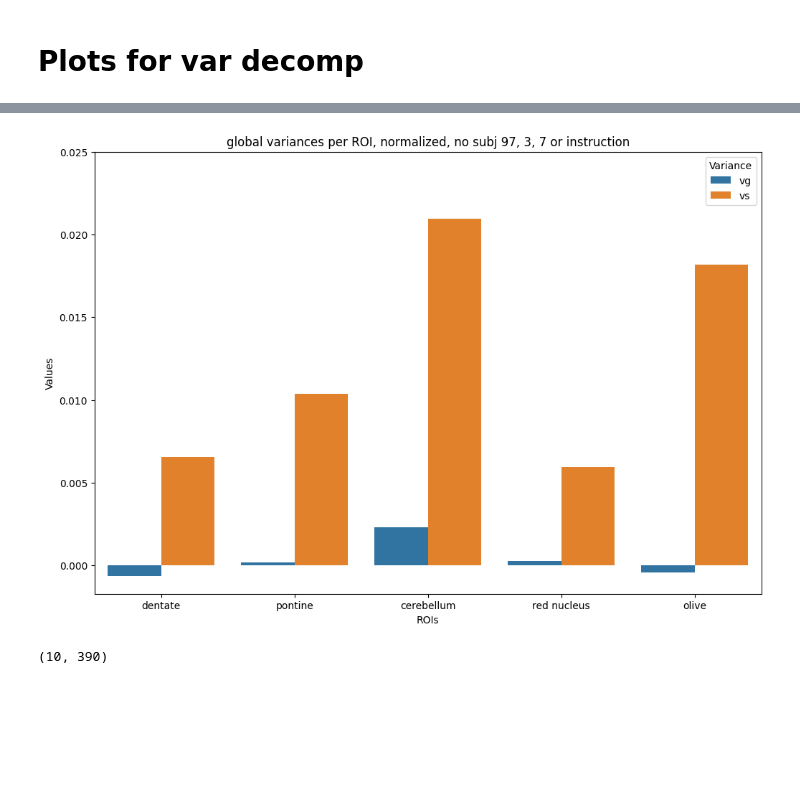
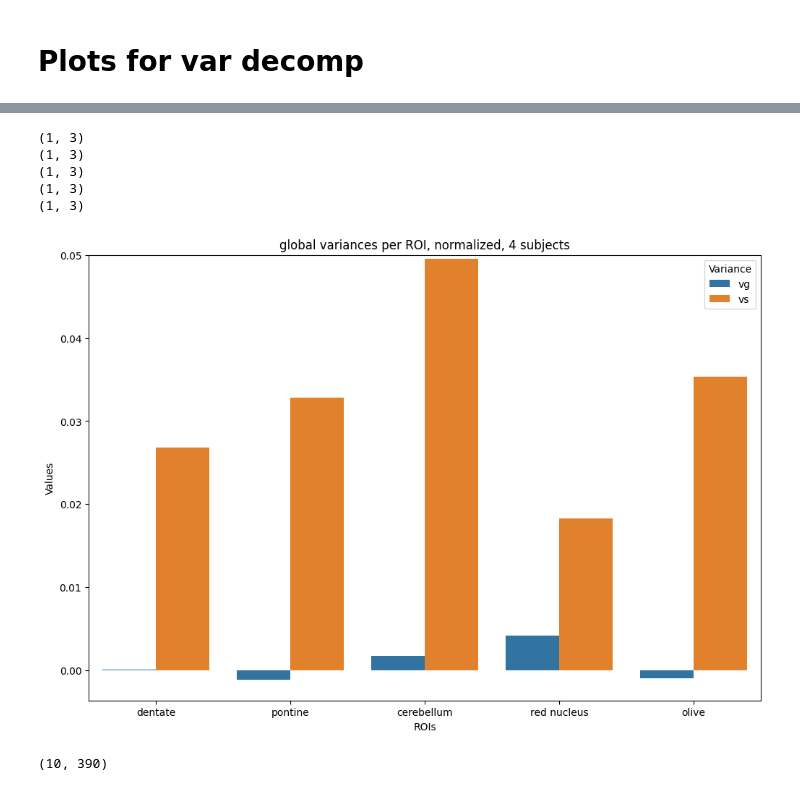
Before and after one commit to DiedrichsenLab/Pontine7T, a Jupyter notebook: notebooks/plots_decomp_var.ipynb, the cells around one changed output, grey strips where cells are left out. Drawn from its saved outputs; the diff is of its cells as text; code cells hidden in the pictures; blank space fills up the shorter version.

```diff
--- a/notebooks/plots_decomp_var.ipynb
+++ b/notebooks/plots_decomp_var.ipynb
@@ -444,15 +442,15 @@ import pandas as pd
 
 # Assuming variances_d, variances_p, variances_o, variances_r are defined
 
-var_d_normalized = numpy.zeros((1,3))
-var_p_normalized = numpy.zeros((1,3))
-var_c_normalized = numpy.zeros((1,3))
-var_o_normalized = numpy.zeros((1,3))
-var_r_normalized = numpy.zeros((1,3))
+var_d_normalized = numpy.zeros((10,3)) #(10,3) means 10 rows, 3 variances; (1,3) means 1 row, 3 variances, etc
+var_p_normalized = numpy.zeros((10,3))
+var_c_normalized = numpy.zeros((10,3))
+var_o_normalized = numpy.zeros((10,3))
+var_r_normalized = numpy.zeros((10,3))
 
 print(var_c_normalized.shape)
 
-for i in range(1):
+for i in range(10):
     row_sum_d = numpy.sum(variances_d[i])
     var_d_normalized[i] = variances_d[i]/row_sum_d
 
@@ -469,4 +467,6 @@ for i in range(1):
     var_c_normalized[i] = variances_c[i]/ row_sum_c
 
 print(var_o_normalized[0][0] + var_o_normalized[0][1] + var_o_normalized[0][2])
+
+print(var_c_normalized)
 # %% [output]
@@ -562,56 +560,57 @@ data = {
     'ROIs': ['dentate', 'pontine', 'cerebellum', 'red nucleus', 'olive'],
     'vg_d': var_d_normalized[:, 0],
     'vs_d': var_d_normalized[:, 1],
-   # 've_d': var_d_normalized[:, 2],
+    #'ve_d': var_d_normalized[:, 2],
     'vg_p': var_p_normalized[:, 0],
     'vs_p': var_p_normalized[:, 1],
     #'ve_p': var_p_normalized[:, 2],
     'vg_c': var_c_normalized[:, 0],
     'vs_c': var_c_normalized[:, 1],
     #'ve_c': var_c_normalized[:, 2],
     'vg_r': var_r_normalized[:, 0],
     'vs_r': var_r_normalized[:, 1],
     #'ve_r': var_r_normalized[:, 2],
     'vg_o': var_o_normalized[:, 0],
     'vs_o': var_o_normalized[:, 1],
     #'ve_o': var_o_normalized[:, 2],
 }
 
 # check array lengths:
-#print("var", variances_d)
-#print(variances_p)
-#print(variances_c)
-#print(variances_r)
-#print(variances_o)
+print(var_d_normalized.shape)
+print(var_p_normalized.shape)
+print(var_c_normalized.shape)
+print(var_r_normalized.shape)
+print(var_o_normalized.shape)
 
-#print("var, no inst", variances_d_no_inst)
-#print(variances_p_no_inst)
-#print(variances_c_no_inst)
-#print(variances_r_no_inst)
-#print(variances_o_no_inst)
 
 # Reshape the data into long format
 df_long = pandas.DataFrame({
     'ROIs': [roi for roi in data['ROIs'] for _ in range(2)],
     'Variance': (['vg'] * len(data['vg_d']) + ['vs'] * len(data['vs_d'])) * len(data['ROIs']),
+  #  'Variance': (['ve'] * len(data['ve_d'])) * len(data['ROIs']),
     'Value': [value for values in [data['vg_d'], data['vs_d'],
-                                    data['vg_p'], data['vs_p'],
-                                    data['vg_c'], data['vs_c'],
-                                    data['vg_r'], data['vs_r'],
-                                    data['vg_o'], data['vs_o']] for value in values],
+                                   data['vg_p'], data['vs_p'],
+                                   data['vg_c'], data['vs_c'],
+                                   data['vg_r'], data['vs_r'],
+                                   data['vg_o'], data['vs_o']] for value in values],
 })
 
 # seaborn process
 plt.figure(figsize=(12, 8))
 sns.barplot(x='ROIs', y='Value', hue='Variance', data=df_long)
 plt.xlabel('ROIs')
 plt.ylabel('Values')
-plt.title('global variances per ROI, normalized, no subj 97, 3, 7 or instruction')
+plt.title('global variances per ROI, normalized, 4 subjects')
 plt.legend(title='Variance', loc='upper right')
-plt.ylim(top=0.025)
+plt.ylim(top=0.05)
 plt.show()
 # %% [output]
+(1, 3)
+(1, 3)
+(1, 3)
+(1, 3)
+(1, 3)
-[figure, old version]
+[figure, new version]
 # %%
  #PLOT MEANS ACROSS RUNS FOR EACH CONDITION (390 data points per condition; each datapoint is the avg voxel data from 16 runs)
 
```
Also changed, not shown: parts of 10 cells of this notebook, 1 other file.
